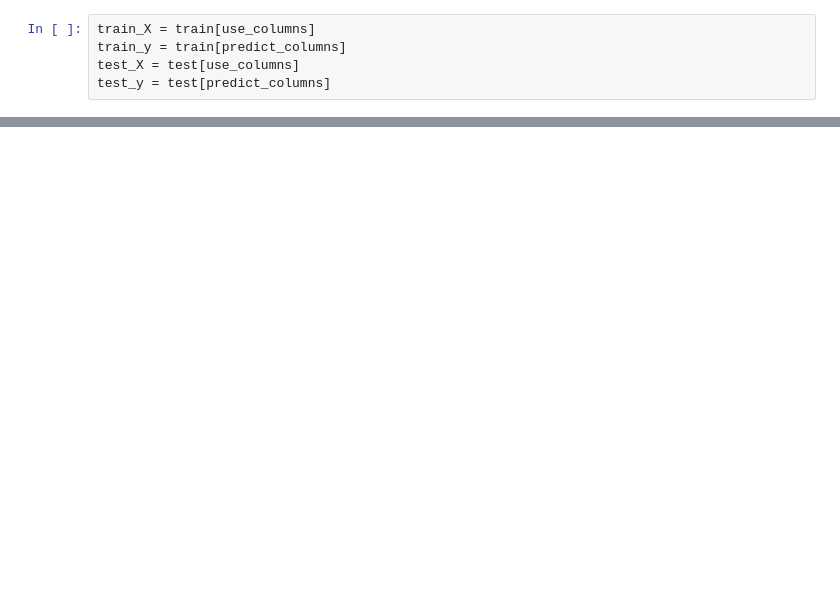
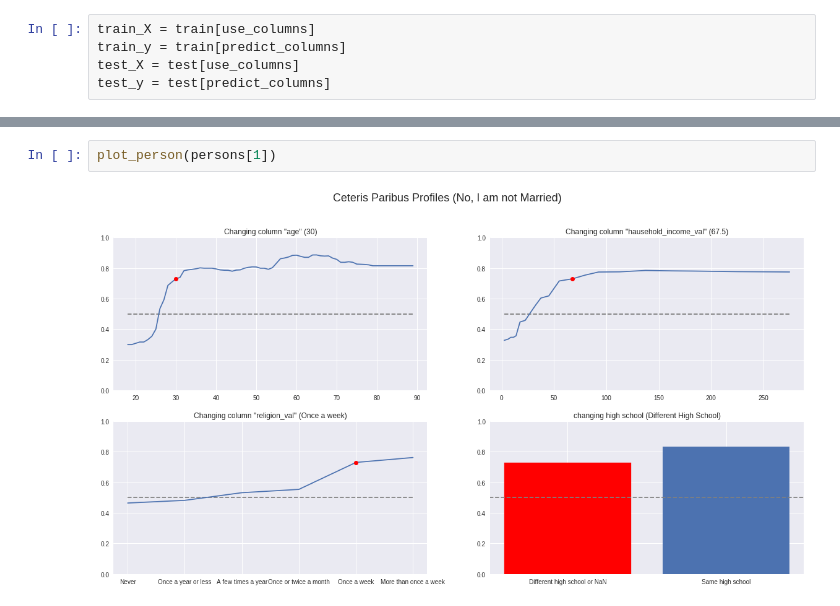
Before and after one commit to pbiecek/InterpretableMachineLearning2018S, a Jupyter notebook: PraceDomowe/PD1/ZuzannaOpalaPD1.ipynb, the cells around one changed output, grey strips where cells are left out. Drawn from its saved outputs; the diff is of its cells as text; blank space fills up the shorter version.

```diff
--- a/PraceDomowe/PD1/ZuzannaOpalaPD1.ipynb
+++ b/PraceDomowe/PD1/ZuzannaOpalaPD1.ipynb
@@ -251,0 +271,4 @@ Same high school: 0.3220338983050847
+# %%
+plot_person(persons[1])
+# %% [output]
+[figure, added]
```
Also changed, not shown: parts of 26 cells of this notebook, 1 other file.
